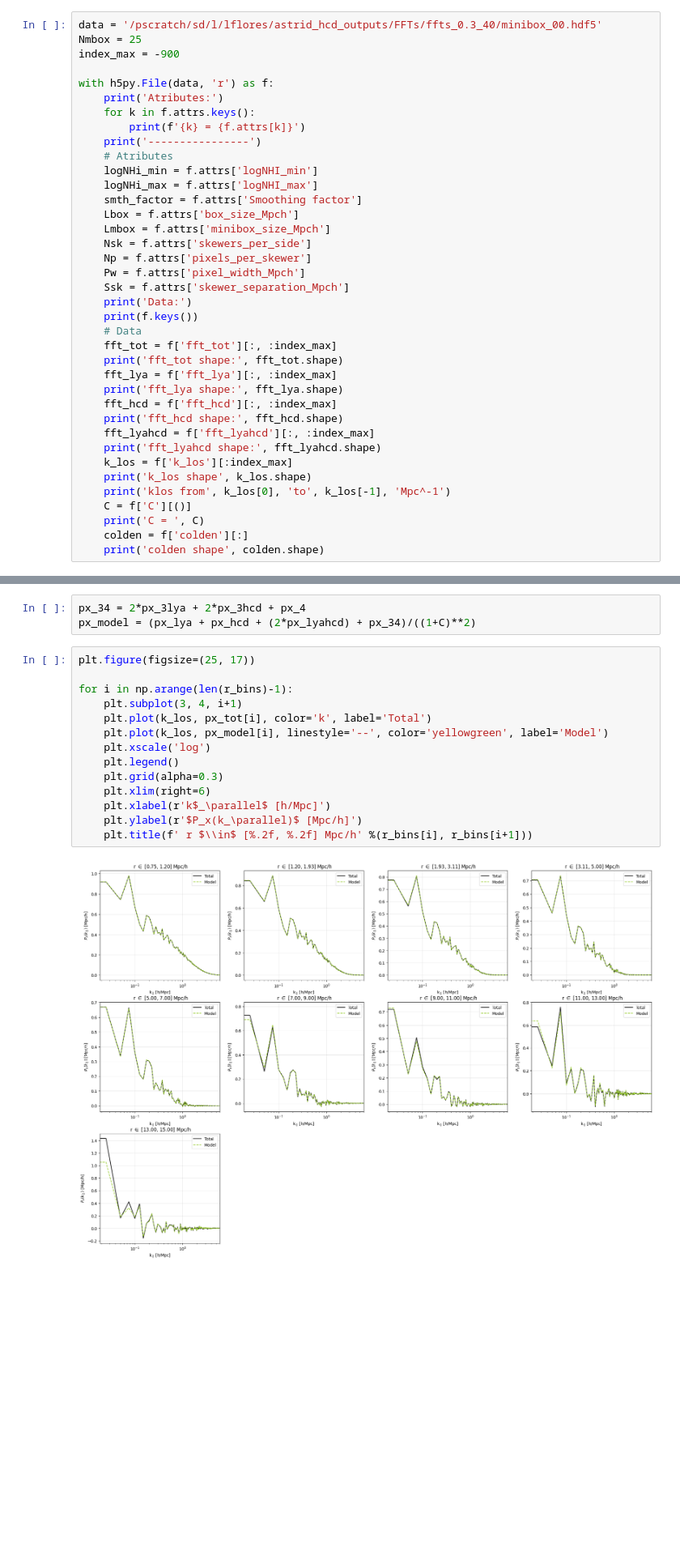
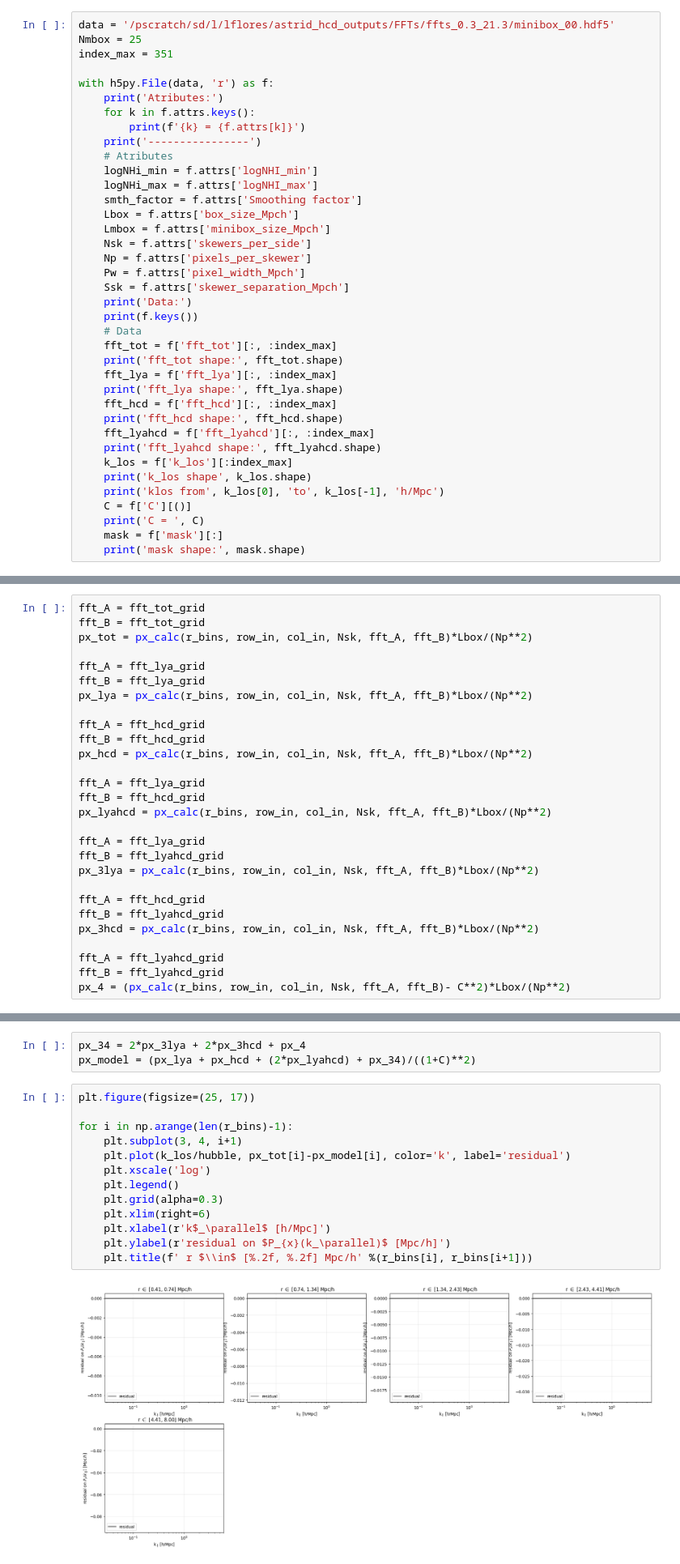
Before and after one commit to andreufont/astrid_hcd, a Jupyter notebook: SimulationFields/Px.ipynb, the cells around one changed output, grey strips where cells are left out. Shown at 81% size. Saved outputs shown, nothing was run; the diff lists cells and outputs as text; blank space fills up the shorter version.

```diff
--- a/SimulationFields/Px.ipynb
+++ b/SimulationFields/Px.ipynb
@@ -14,9 +14,9 @@ As I will need to obtain the radial separation between two skewers, I cannot mas
 
 For Px we don't need to use the full fft, we can cut at k~3h/Mpc
 # %%
-data = '/pscratch/sd/l/lflores/astrid_hcd_outputs/FFTs/ffts_0.3_40/minibox_00.hdf5'
+data = '/pscratch/sd/l/lflores/astrid_hcd_outputs/FFTs/ffts_0.3_21.3/minibox_00.hdf5'
 Nmbox = 25
-index_max = -900
+index_max = 351
 
 with h5py.File(data, 'r') as f:
     print('Atributes:')
@@ -46,11 +46,11 @@ with h5py.File(data, 'r') as f:
     print('fft_lyahcd shape:', fft_lyahcd.shape)
     k_los = f['k_los'][:index_max]
     print('k_los shape', k_los.shape)
-    print('klos from', k_los[0], 'to', k_los[-1], 'Mpc^-1')
+    print('klos from', k_los[0], 'to', k_los[-1], 'h/Mpc')
     C = f['C'][()]
     print('C = ', C)
-    colden = f['colden'][:]
-    print('colden shape', colden.shape)
+    mask = f['mask'][:]
+    print('mask shape:', mask.shape)
 # %% [output]
 Atributes:
 Smoothing factor = 0.3
@@ -363,0 +147,28 @@ plt.title('4-point contribution to Px');
+# %%
+fft_A = fft_tot_grid
+fft_B = fft_tot_grid
+px_tot = px_calc(r_bins, row_in, col_in, Nsk, fft_A, fft_B)*Lbox/(Np**2)
+
+fft_A = fft_lya_grid
+fft_B = fft_lya_grid
+px_lya = px_calc(r_bins, row_in, col_in, Nsk, fft_A, fft_B)*Lbox/(Np**2)
+
+fft_A = fft_hcd_grid
+fft_B = fft_hcd_grid
+px_hcd = px_calc(r_bins, row_in, col_in, Nsk, fft_A, fft_B)*Lbox/(Np**2)
+
+fft_A = fft_lya_grid
+fft_B = fft_hcd_grid
+px_lyahcd = px_calc(r_bins, row_in, col_in, Nsk, fft_A, fft_B)*Lbox/(Np**2)
+
+fft_A = fft_lya_grid
+fft_B = fft_lyahcd_grid
+px_3lya = px_calc(r_bins, row_in, col_in, Nsk, fft_A, fft_B)*Lbox/(Np**2)
+
+fft_A = fft_hcd_grid
+fft_B = fft_lyahcd_grid
+px_3hcd = px_calc(r_bins, row_in, col_in, Nsk, fft_A, fft_B)*Lbox/(Np**2)
+
+fft_A = fft_lyahcd_grid
+fft_B = fft_lyahcd_grid
+px_4 = (px_calc(r_bins, row_in, col_in, Nsk, fft_A, fft_B)- C**2)*Lbox/(Np**2)
@@ -367,16 +196,15 @@ px_model = (px_lya + px_hcd + (2*px_lyahcd) + px_34)/((1+C)**2)
 # %%
 plt.figure(figsize=(25, 17))
 
 for i in np.arange(len(r_bins)-1):
     plt.subplot(3, 4, i+1)
-    plt.plot(k_los, px_tot[i], color='k', label='Total')
-    plt.plot(k_los, px_model[i], linestyle='--', color='yellowgreen', label='Model')
+    plt.plot(k_los/hubble, px_tot[i]-px_model[i], color='k', label='residual')
     plt.xscale('log')
     plt.legend()
     plt.grid(alpha=0.3)
     plt.xlim(right=6)
     plt.xlabel(r'k$_\parallel$ [h/Mpc]')
-    plt.ylabel(r'$P_x(k_\parallel)$ [Mpc/h]')
+    plt.ylabel(r'residual on $P_{x}(k_\parallel)$ [Mpc/h]')
     plt.title(f' r $\\in$ [%.2f, %.2f] Mpc/h' %(r_bins[i], r_bins[i+1]))
 # %% [output]
-[figure, old version]
+[figure, new version]
```
Also changed, not shown: parts of 53 cells of this notebook, 3 other files.
